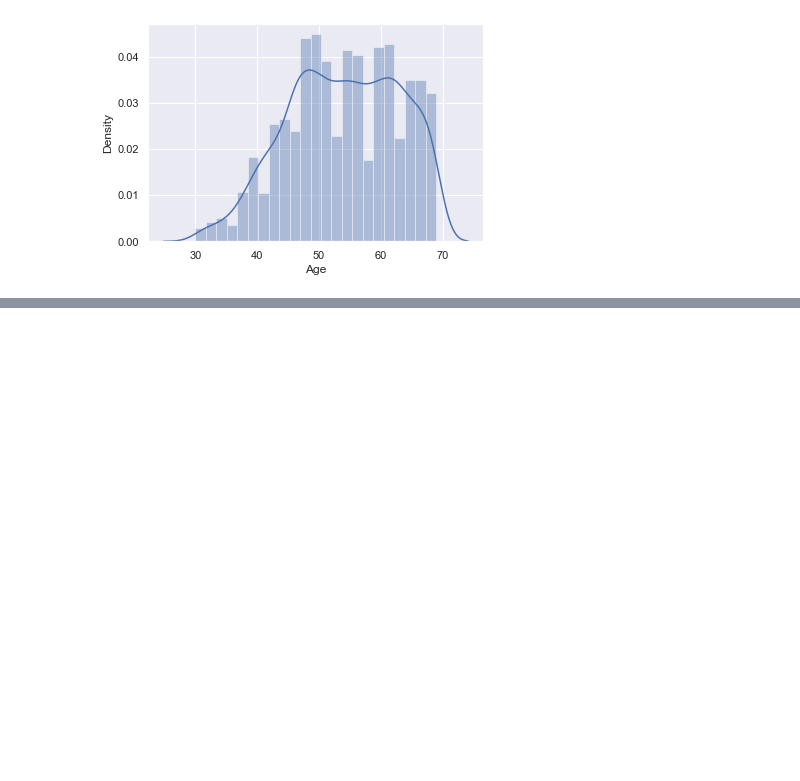
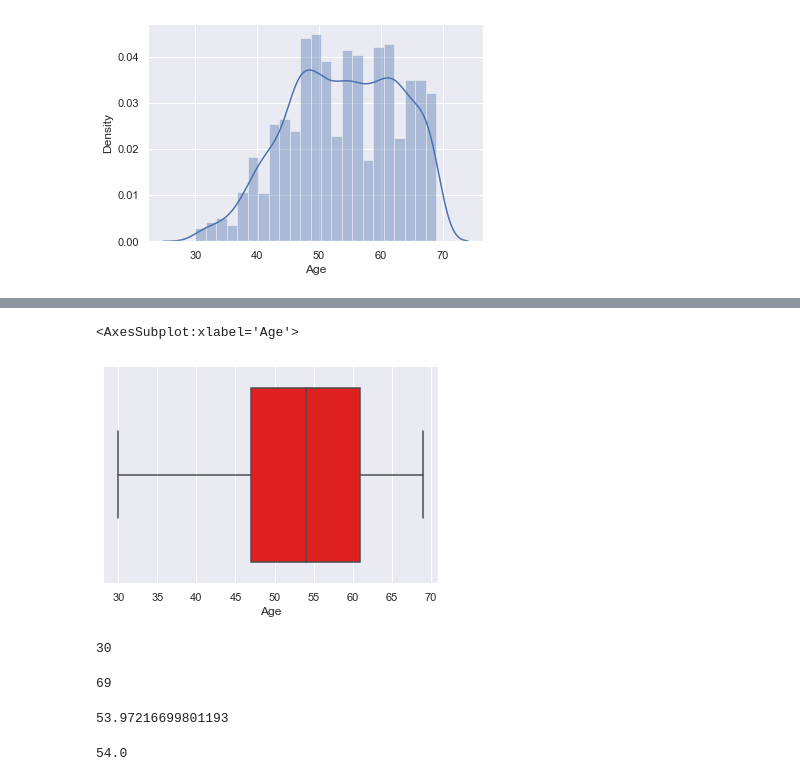
Before and after one commit to fqazi1/EDA, a Jupyter notebook: casestudy1.ipynb, the cells around one changed output, grey strips where cells are left out. Drawn from its saved outputs; the diff is of its cells as text; code cells hidden in the pictures; blank space fills up the shorter version.

```diff
--- a/casestudy1.ipynb
+++ b/casestudy1.ipynb
@@ -277,0 +291,30 @@ sns.distplot(df["Age"])
+# %%
+## It gives the 5 No summery
+
+## median == if we sort our date then the middle element is median
+## Q1 = this is that form data, below which 25 % of data is small   i.e. 25 percentile
+## Q3 = 75 percentile
+## minimum
+## maximum
+
+
+sns.boxplot(df["Age"], color = "red")
+# %% [output]
+<AxesSubplot:xlabel='Age'>
+[figure, added]
+# %%
+df["Age"].min()
+# %% [output]
+30
+# %%
+df["Age"].max()
+# %% [output]
+69
+# %%
+df["Age"].mean()
+# %% [output]
+53.97216699801193
+# %%
+df["Age"].median()
+# %% [output]
+54.0
```
Also changed, not shown: parts of 4 cells of this notebook.
